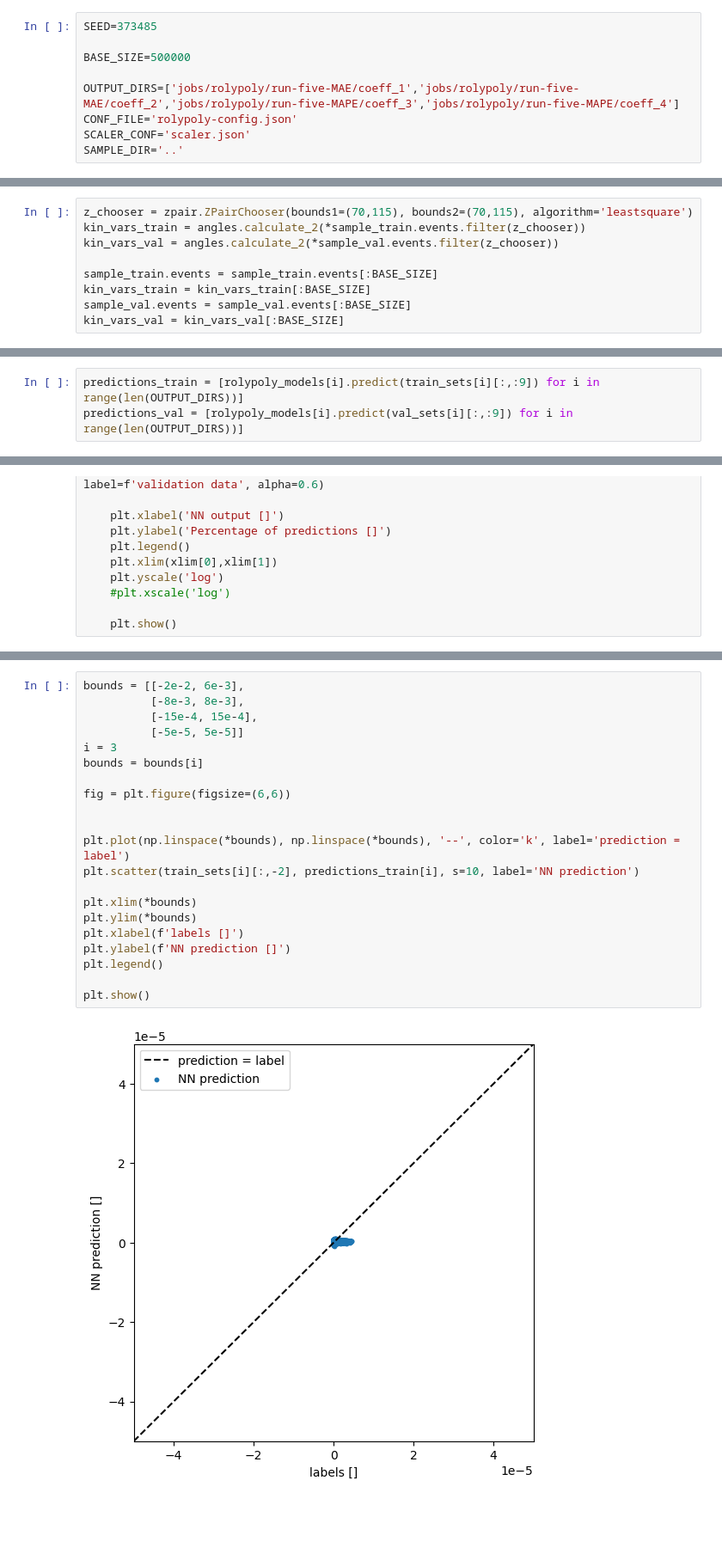
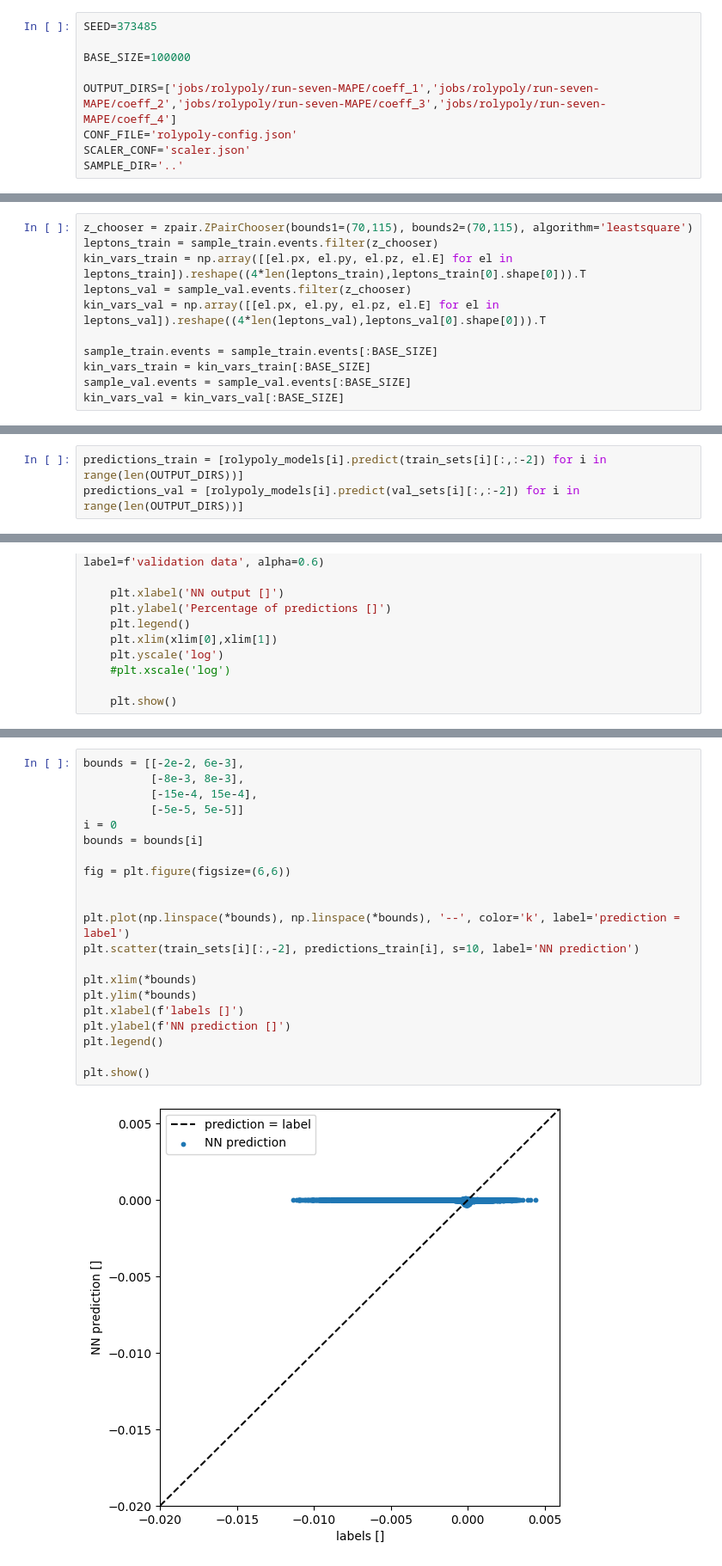
Before and after one commit to taehyounpark/higgs-offshell-interpretation, a Jupyter notebook: plot-rolypoly-outputs.ipynb, the cells around one changed output, grey strips where cells are left out. Shown at 86% size. Cells and saved outputs as stored; diff of their text form; blank space fills up the shorter version.

Commit message:
After run 7 with MAPE

```diff
--- a/plot-rolypoly-outputs.ipynb
+++ b/plot-rolypoly-outputs.ipynb
@@ -25,9 +18,9 @@ To enable the following instructions: AVX2 AVX512F AVX512_VNNI FMA, in other ope
 # %%
 SEED=373485
 
-BASE_SIZE=500000
+BASE_SIZE=100000
 
-OUTPUT_DIRS=['jobs/rolypoly/run-five-MAE/coeff_1','jobs/rolypoly/run-five-MAE/coeff_2','jobs/rolypoly/run-five-MAPE/coeff_3','jobs/rolypoly/run-five-MAPE/coeff_4']
+OUTPUT_DIRS=['jobs/rolypoly/run-seven-MAPE/coeff_1','jobs/rolypoly/run-seven-MAPE/coeff_2','jobs/rolypoly/run-seven-MAPE/coeff_3','jobs/rolypoly/run-seven-MAPE/coeff_4']
 CONF_FILE='rolypoly-config.json'
 SCALER_CONF='scaler.json'
 SAMPLE_DIR='..'
@@ -43,8 +36,10 @@ sample_val = gghzz.Process(msq.Component.SBI, (1.5, os.path.join(SAMPLE_DIR, 'gg
 sample_val.events = sample_val.events[configs[0]['num_events']:]
 # %%
 z_chooser = zpair.ZPairChooser(bounds1=(70,115), bounds2=(70,115), algorithm='leastsquare')
-kin_vars_train = angles.calculate_2(*sample_train.events.filter(z_chooser))
-kin_vars_val = angles.calculate_2(*sample_val.events.filter(z_chooser))
+leptons_train = sample_train.events.filter(z_chooser)
+kin_vars_train = np.array([[el.px, el.py, el.pz, el.E] for el in leptons_train]).reshape((4*len(leptons_train),leptons_train[0].shape[0])).T
+leptons_val = sample_val.events.filter(z_chooser)
+kin_vars_val = np.array([[el.px, el.py, el.pz, el.E] for el in leptons_val]).reshape((4*len(leptons_val),leptons_val[0].shape[0])).T
 
 sample_train.events = sample_train.events[:BASE_SIZE]
 kin_vars_train = kin_vars_train[:BASE_SIZE]
@@ -93,6 +88,6 @@ val_sets = [tf.concat([scalers[i].transform(val_sets[i][:,:-2]), val_sets[i][:,-
 # %%
 rolypoly_models = [model.load(os.path.join(OUTPUT_DIRS[i], 'checkpoint.model.tf')) for i in range(len(OUTPUT_DIRS))]
 # %%
-predictions_train = [rolypoly_models[i].predict(train_sets[i][:,:9]) for i in range(len(OUTPUT_DIRS))]
-predictions_val = [rolypoly_models[i].predict(val_sets[i][:,:9]) for i in range(len(OUTPUT_DIRS))]
+predictions_train = [rolypoly_models[i].predict(train_sets[i][:,:-2]) for i in range(len(OUTPUT_DIRS))]
+predictions_val = [rolypoly_models[i].predict(val_sets[i][:,:-2]) for i in range(len(OUTPUT_DIRS))]
 # %% [output]
@@ -189,26 +184,26 @@ plot_histograms(histograms_4, color='green', xlim=(-5e-7,5e-6))
 # %%
 bounds = [[-2e-2, 6e-3],
           [-8e-3, 8e-3],
           [-15e-4, 15e-4],
           [-5e-5, 5e-5]]
-i = 3
+i = 0
 bounds = bounds[i]
 
 fig = plt.figure(figsize=(6,6))
 
 
 plt.plot(np.linspace(*bounds), np.linspace(*bounds), '--', color='k', label='prediction = label')
 plt.scatter(train_sets[i][:,-2], predictions_train[i], s=10, label='NN prediction')
 
 plt.xlim(*bounds)
 plt.ylim(*bounds)
 plt.xlabel(f'labels []')
 plt.ylabel(f'NN prediction []')
 plt.legend()
 
 plt.show()
 # %% [output]
-[figure, old version]
+[figure, new version]
 # %%
 hist_prm = ''
 
```
Also changed, not shown: parts of 11 cells of this notebook.
